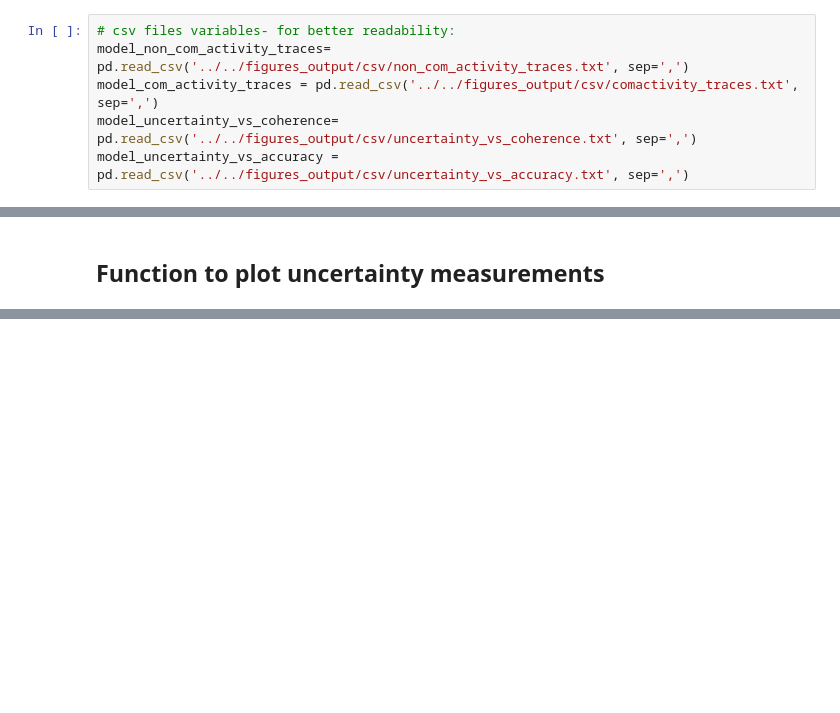
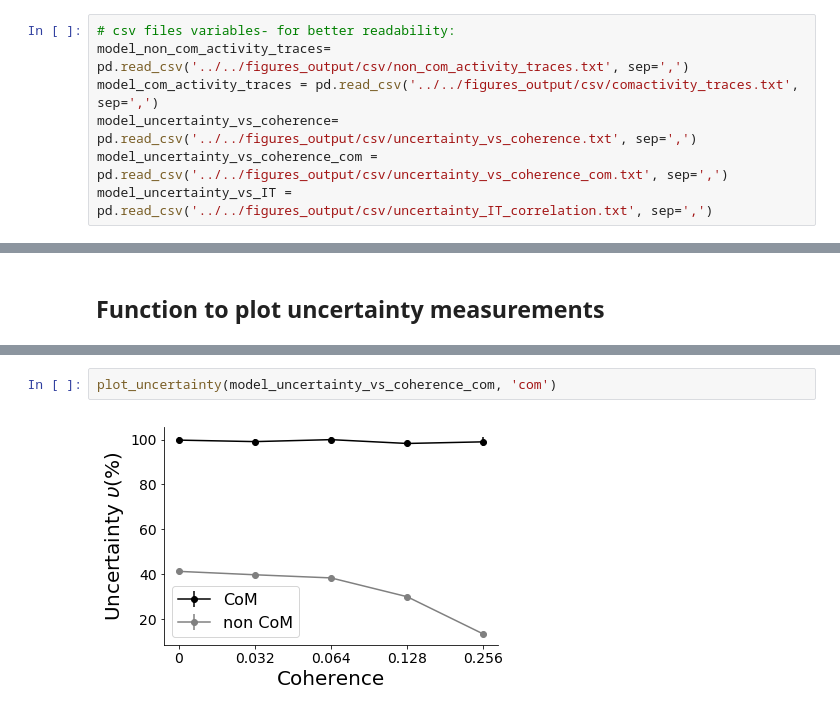
Before and after one commit to nidstigator/com_fixed_duration, a Jupyter notebook: plotting_code/notebooks/modelling_results.ipynb, the cells around one changed output, grey strips where cells are left out. Drawn from its saved outputs; the diff is of its cells as text; blank space fills up the shorter version.

```diff
--- a/plotting_code/notebooks/modelling_results.ipynb
+++ b/plotting_code/notebooks/modelling_results.ipynb
@@ -24,7 +24,8 @@ mpl.matplotlib_fname();
 model_non_com_activity_traces= pd.read_csv('../../figures_output/csv/non_com_activity_traces.txt', sep=',')
 model_com_activity_traces = pd.read_csv('../../figures_output/csv/comactivity_traces.txt', sep=',')
 model_uncertainty_vs_coherence= pd.read_csv('../../figures_output/csv/uncertainty_vs_coherence.txt', sep=',')
-model_uncertainty_vs_accuracy = pd.read_csv('../../figures_output/csv/uncertainty_vs_accuracy.txt', sep=',')
+model_uncertainty_vs_coherence_com = pd.read_csv('../../figures_output/csv/uncertainty_vs_coherence_com.txt', sep=',')
+model_uncertainty_vs_IT = pd.read_csv('../../figures_output/csv/uncertainty_IT_correlation.txt', sep=',')
 # %% [markdown]
 ### Set this to a custom path if you want to save figures elsewhere
 # %%
@@ -136,0 +184,4 @@ plot_uncertainty_vs_var(model_uncertainty_vs_coherence, 'coherence')
+# %%
+plot_uncertainty(model_uncertainty_vs_coherence_com, 'com')
+# %% [output]
+[figure, added]
```
Also changed, not shown: parts of 11 cells of this notebook, 9 other files.
